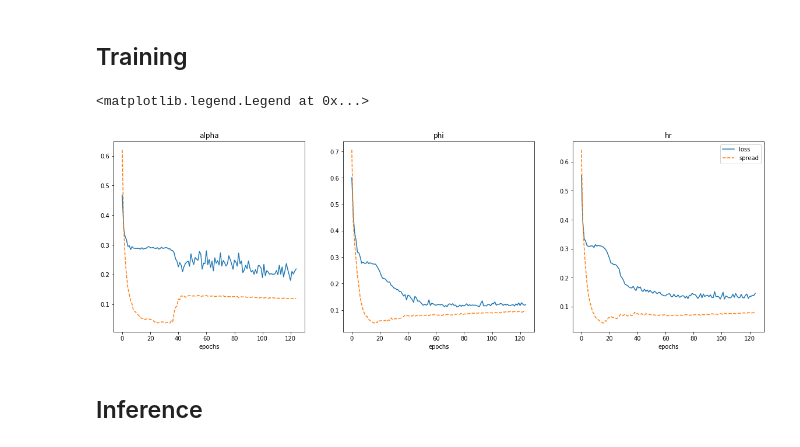
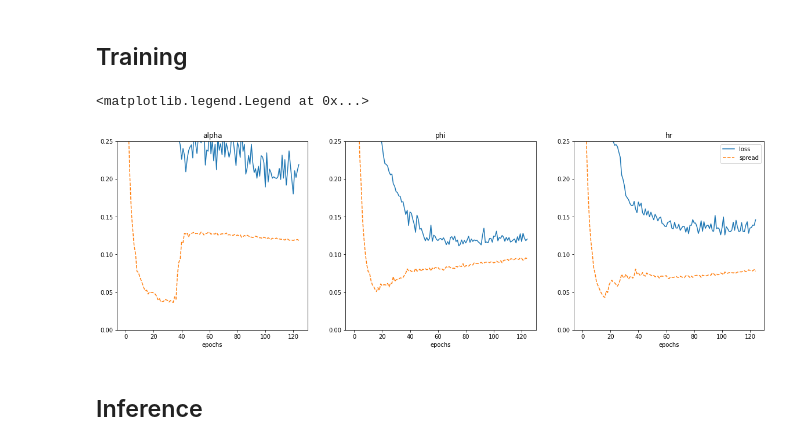
Before and after one commit to HeckeSiegel/swm_ml, a Jupyter notebook: experiments.ipynb, the cells around one changed output. Saved outputs shown, nothing was run; the diff lists cells and outputs as text; code cells hidden in the pictures.

```diff
--- a/experiments.ipynb
+++ b/experiments.ipynb
@@ -54,24 +72,25 @@ exp_ID = 0
 # %%
 # validation loss+spread for all three parameters against epochs during training
 %matplotlib inline
 nens = 100
 val_loss_spread = np.loadtxt('logs/'+str(nens)+'.csv',delimiter=',',skiprows=1)
 
 fig, ax = plt.subplots(1,3,figsize = (20,6))
 
 params_names = ['alpha','phi','hr']
 ylabels = ['','','']
 
 for i in range(3):
     ax[i].plot(val_loss_spread[:,i],'-',label='loss')
     ax[i].plot(val_loss_spread[:,i+3],'--',label='spread')
     ax[i].set_title(params_names[i])
     ax[i].set_ylabel(ylabels[i])
     ax[i].set_xlabel('epochs')
+    ax[i].set_ylim(0,0.25)
 plt.legend()
 # %% [output]
 <matplotlib.legend.Legend at 0x...>
-[figure, old version]
+[figure, new version]
 # %% [markdown]
 ## Inference
 # %%
```
Also changed, not shown: parts of 16 cells of this notebook.
